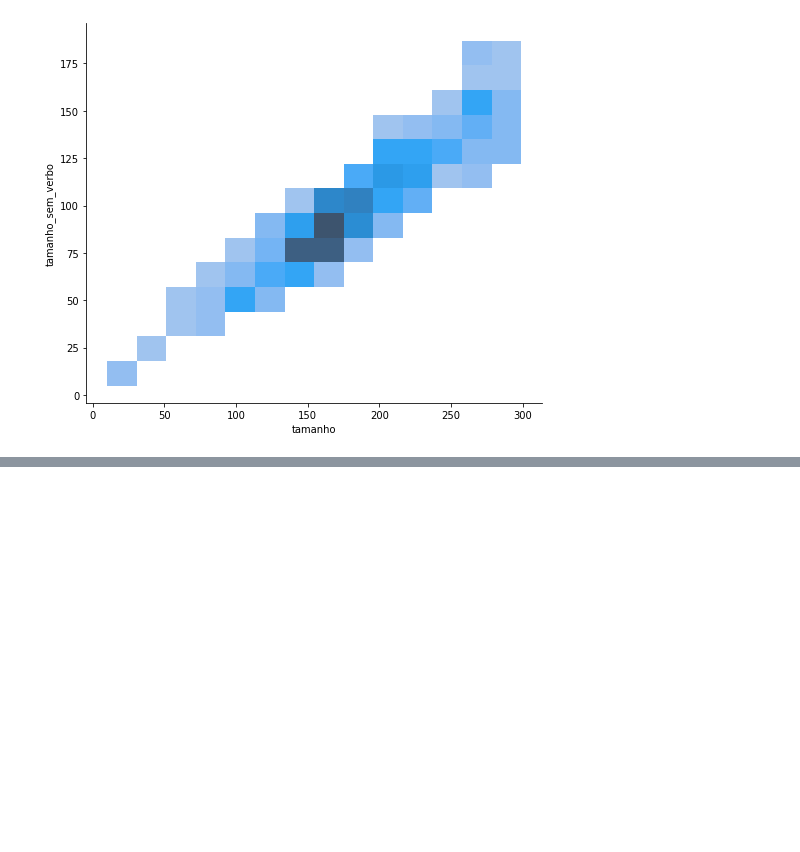
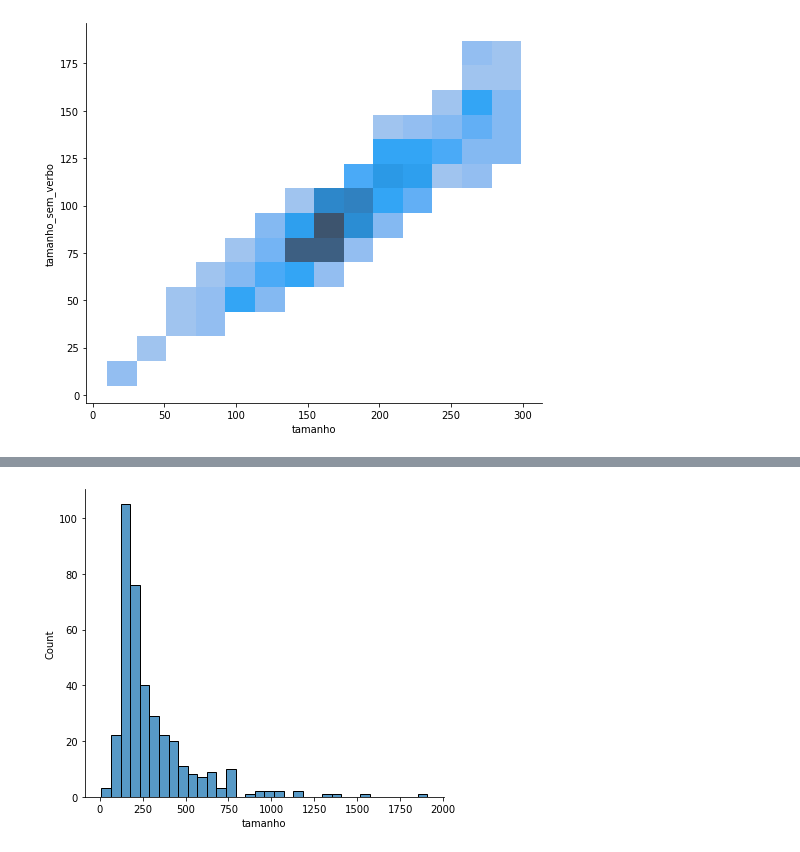
Before and after one commit to heldergr/tcc-pucmg-2, a Jupyter notebook: src/python/notebooks/analise-palavras-fontes-dados.ipynb, the cells around one changed output, grey strips where cells are left out. Saved outputs shown, nothing was run; the diff lists cells and outputs as text; code cells hidden in the pictures; blank space fills up the shorter version.

Commit message:
Analise de fonte de dados

```diff
--- a/src/python/notebooks/analise-palavras-fontes-dados.ipynb
+++ b/src/python/notebooks/analise-palavras-fontes-dados.ipynb
@@ -111,0 +109,4 @@ sns.displot(limitado, x='tamanho_sem_verbo', kind='hist', aspect=1.2)
+# %%
+analisar_distribuicao_tamanhos(informacoes_fonte_de_dados)
+# %% [output]
+[figure, added]
```
Also changed, not shown: parts of 30 cells of this notebook, 1 other file.
